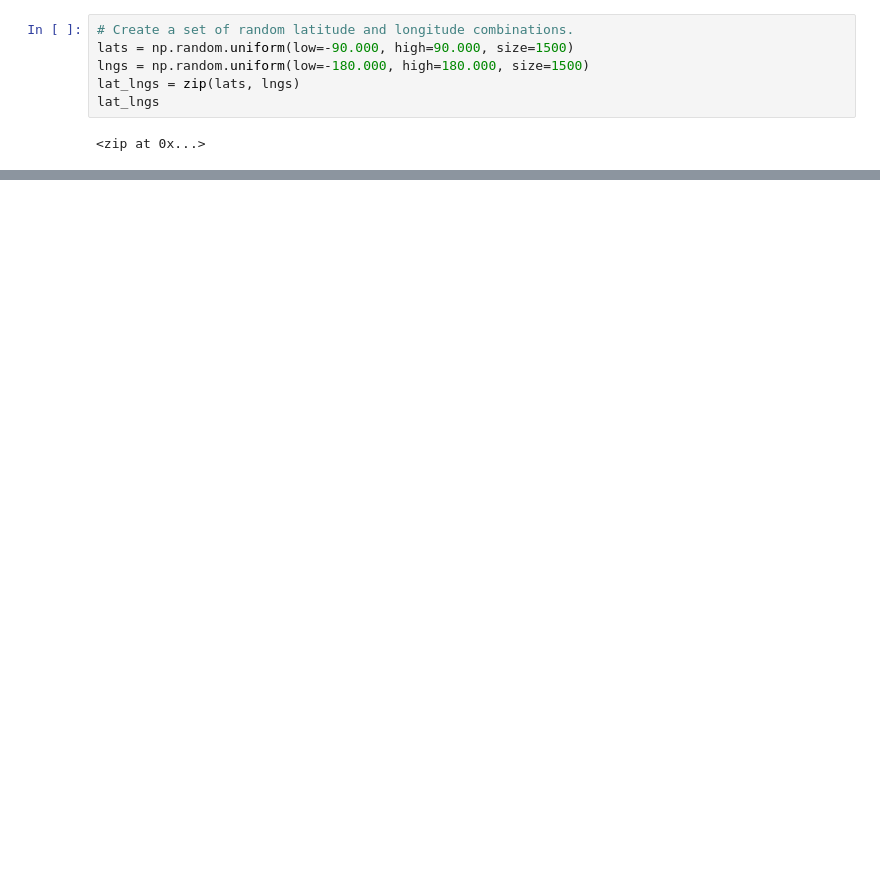
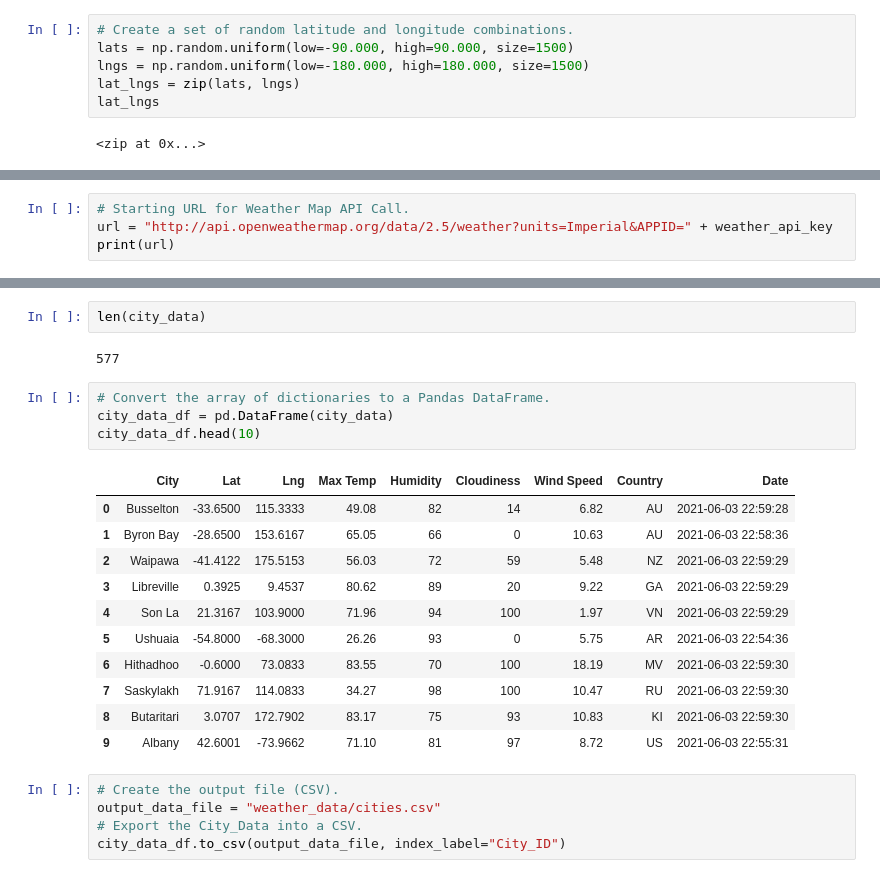
Before and after one commit to ysbcode/World_Weather_Analysis, a Jupyter notebook: WeatherPy.ipynb, the cells around one changed output, grey strips where cells are left out. Cells and saved outputs as stored; diff of their text form; blank space fills up the shorter version.

Commit message:
Updated WeatherPy and gitignore

```diff
--- a/WeatherPy.ipynb
+++ b/WeatherPy.ipynb
@@ -33,0 +41,4 @@ len(cities)
+# %%
+# Starting URL for Weather Map API Call.
+url = "http://api.openweathermap.org/data/2.5/weather?units=Imperial&APPID=" + weather_api_key
+print(url)
@@ -33,0 +125,25 @@ len(cities)
+# %%
+len(city_data)
+# %% [output]
+577
+# %%
+# Convert the array of dictionaries to a Pandas DataFrame.
+city_data_df = pd.DataFrame(city_data)
+city_data_df.head(10)
+# %% [output]
+|  | City | Lat | Lng | Max Temp | Humidity | Cloudiness | Wind Speed | Country | Date |
+| 0 | Busselton | -33.6500 | 115.3333 | 49.08 | 82 | 14 | 6.82 | AU | 2021-06-03 22:59:28 |
+| 1 | Byron Bay | -28.6500 | 153.6167 | 65.05 | 66 | 0 | 10.63 | AU | 2021-06-03 22:58:36 |
+| 2 | Waipawa | -41.4122 | 175.5153 | 56.03 | 72 | 59 | 5.48 | NZ | 2021-06-03 22:59:29 |
+| 3 | Libreville | 0.3925 | 9.4537 | 80.62 | 89 | 20 | 9.22 | GA | 2021-06-03 22:59:29 |
+| 4 | Son La | 21.3167 | 103.9000 | 71.96 | 94 | 100 | 1.97 | VN | 2021-06-03 22:59:29 |
+| 5 | Ushuaia | -54.8000 | -68.3000 | 26.26 | 93 | 0 | 5.75 | AR | 2021-06-03 22:54:36 |
+| 6 | Hithadhoo | -0.6000 | 73.0833 | 83.55 | 70 | 100 | 18.19 | MV | 2021-06-03 22:59:30 |
+| 7 | Saskylakh | 71.9167 | 114.0833 | 34.27 | 98 | 100 | 10.47 | RU | 2021-06-03 22:59:30 |
+| 8 | Butaritari | 3.0707 | 172.7902 | 83.17 | 75 | 93 | 10.83 | KI | 2021-06-03 22:59:30 |
+| 9 | Albany | 42.6001 | -73.9662 | 71.10 | 81 | 97 | 8.72 | US | 2021-06-03 22:55:31 |
+# %%
+# Create the output file (CSV).
+output_data_file = "weather_data/cities.csv"
+# Export the City_Data into a CSV.
+city_data_df.to_csv(output_data_file, index_label="City_ID")
```
Also changed, not shown: parts of 8 cells of this notebook, 4 other files.
